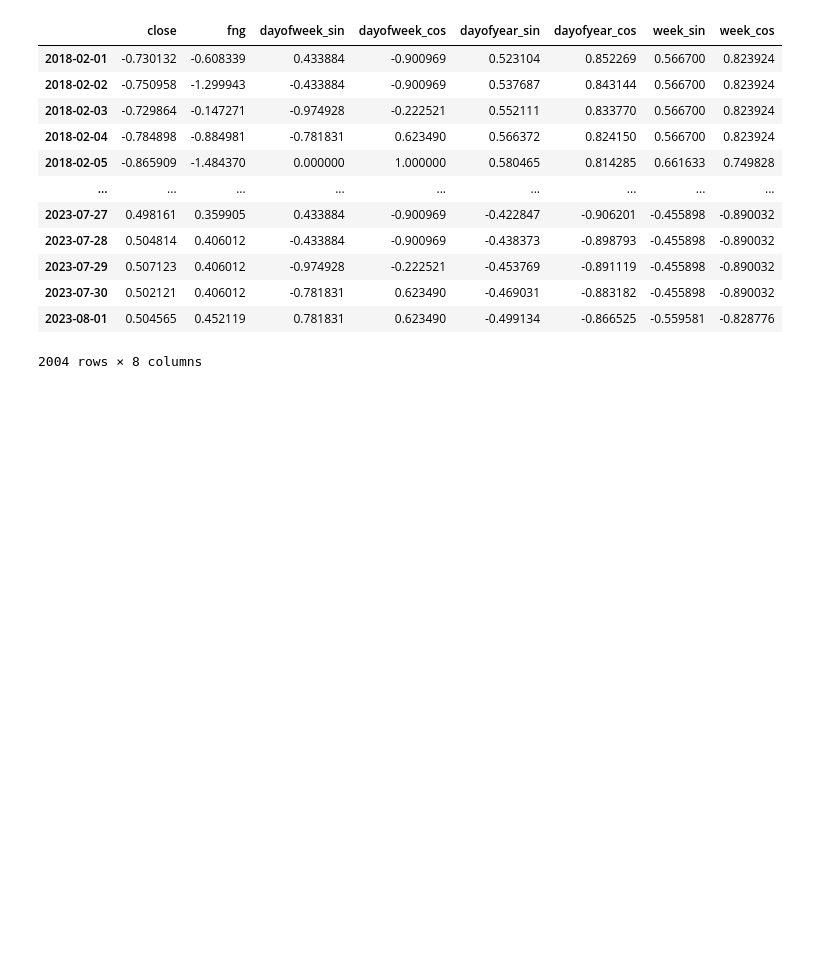
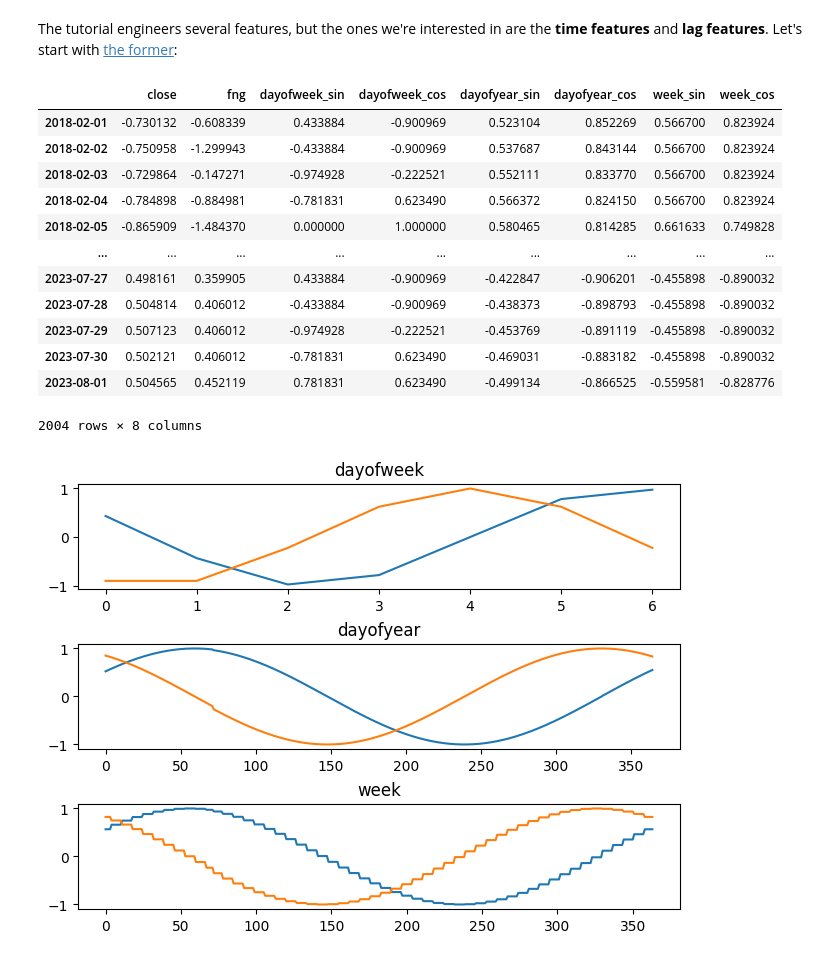
Before and after one commit to whitgroves/fintech-bootcamp-at-home, a Jupyter notebook: project-4-stock-predictor-revisited.ipynb, the cells around one changed output. Saved outputs shown, nothing was run; the diff lists cells and outputs as text; code cells hidden in the pictures; blank space fills up the shorter version.

```diff
--- a/project-4-stock-predictor-revisited.ipynb
+++ b/project-4-stock-predictor-revisited.ipynb
@@ -29,14 +33 @@ with pd.option_context('display.max_rows', 4): display(data)
 2004 rows × 2 columns
-# %%
-# https://www.tensorflow.org/tutorials/structured_data/time_series#time
-features = pd.DataFrame(index=data.index)
-features['dayofweek'] = data.index.dayofweek
-features['dayofyear'] = data.index.dayofyear
-features['week'] = data.index.week
-
-for feature, period in zip(features.columns, [7, 365.2425, 52.143]):
-    features[f'{feature}_sin'] = np.sin(features[feature] * (2 * np.pi / period))
-    features[f'{feature}_cos'] = np.cos(features[feature] * (2 * np.pi / period))
-
-features = features.drop(['dayofweek', 'dayofyear', 'week'], axis=1)
-features
@@ -75,17 +34,37 @@ normalized
-# %%
-processed = pd.concat([normalized, features], axis=1) # sin/cos are already [-1, 1]
-processed
-# %% [output]
-|  | close | fng | dayofweek_sin | dayofweek_cos | dayofyear_sin | dayofyear_cos | week_sin | week_cos |
-| 2018-02-01 | -0.730132 | -0.608339 | 0.433884 | -0.900969 | 0.523104 | 0.852269 | 0.566700 | 0.823924 |
-| 2018-02-02 | -0.750958 | -1.299943 | -0.433884 | -0.900969 | 0.537687 | 0.843144 | 0.566700 | 0.823924 |
-| 2018-02-03 | -0.729864 | -0.147271 | -0.974928 | -0.222521 | 0.552111 | 0.833770 | 0.566700 | 0.823924 |
-| 2018-02-04 | -0.784898 | -0.884981 | -0.781831 | 0.623490 | 0.566372 | 0.824150 | 0.566700 | 0.823924 |
-| 2018-02-05 | -0.865909 | -1.484370 | 0.000000 | 1.000000 | 0.580465 | 0.814285 | 0.661633 | 0.749828 |
-| ... | ... | ... | ... | ... | ... | ... | ... | ... |
-| 2023-07-27 | 0.498161 | 0.359905 | 0.433884 | -0.900969 | -0.422847 | -0.906201 | -0.455898 | -0.890032 |
-| 2023-07-28 | 0.504814 | 0.406012 | -0.433884 | -0.900969 | -0.438373 | -0.898793 | -0.455898 | -0.890032 |
-| 2023-07-29 | 0.507123 | 0.406012 | -0.974928 | -0.222521 | -0.453769 | -0.891119 | -0.455898 | -0.890032 |
-| 2023-07-30 | 0.502121 | 0.406012 | -0.781831 | 0.623490 | -0.469031 | -0.883182 | -0.455898 | -0.890032 |
-| 2023-08-01 | 0.504565 | 0.452119 | 0.781831 | 0.623490 | -0.499134 | -0.866525 | -0.559581 | -0.828776 |
-2004 rows × 8 columns
+# %% [markdown]
+The tutorial engineers several features, but the ones we're interested in are the **time features** and **lag features**. Let's start with [the former](https://www.tensorflow.org/tutorials/structured_data/time_series#time):
+# %%
+time_features = ['dayofweek', 'dayofyear', 'week']
+data['dayofweek'] = data.index.dayofweek
+data['dayofyear'] = data.index.dayofyear
+data['week'] = data.index.week # data is daily so chart becomes stepped
+
+fig, axs = plt.subplots(3, 1, constrained_layout=True) # https://stackoverflow.com/a/51657238/3178898
+for i, (feature, period) in enumerate(zip(time_features, [7, 365.2425, 52.143])):
+    feature_sin = f'{feature}_sin'
+    feature_cos = f'{feature}_cos'
+    temp = data.pop(feature)
+    data[feature_sin] = np.sin(temp * (2 * np.pi / period))
+    data[feature_cos] = np.cos(temp * (2 * np.pi / period))
+    display_period = int(period) * 7 if feature == 'week' else int(period)
+    axs[i].plot(np.array(data[feature_sin])[:display_period])
+    axs[i].plot(np.array(data[feature_cos])[:display_period])
+    axs[i].set_title(f'{feature}')
+    del temp
+
+data
+# %% [output]
+|  | close | fng | dayofweek_sin | dayofweek_cos | dayofyear_sin | dayofyear_cos | week_sin | week_cos |
+| 2018-02-01 | -0.730132 | -0.608339 | 0.433884 | -0.900969 | 0.523104 | 0.852269 | 0.566700 | 0.823924 |
+| 2018-02-02 | -0.750958 | -1.299943 | -0.433884 | -0.900969 | 0.537687 | 0.843144 | 0.566700 | 0.823924 |
+| 2018-02-03 | -0.729864 | -0.147271 | -0.974928 | -0.222521 | 0.552111 | 0.833770 | 0.566700 | 0.823924 |
+| 2018-02-04 | -0.784898 | -0.884981 | -0.781831 | 0.623490 | 0.566372 | 0.824150 | 0.566700 | 0.823924 |
+| 2018-02-05 | -0.865909 | -1.484370 | 0.000000 | 1.000000 | 0.580465 | 0.814285 | 0.661633 | 0.749828 |
+| ... | ... | ... | ... | ... | ... | ... | ... | ... |
+| 2023-07-27 | 0.498161 | 0.359905 | 0.433884 | -0.900969 | -0.422847 | -0.906201 | -0.455898 | -0.890032 |
+| 2023-07-28 | 0.504814 | 0.406012 | -0.433884 | -0.900969 | -0.438373 | -0.898793 | -0.455898 | -0.890032 |
+| 2023-07-29 | 0.507123 | 0.406012 | -0.974928 | -0.222521 | -0.453769 | -0.891119 | -0.455898 | -0.890032 |
+| 2023-07-30 | 0.502121 | 0.406012 | -0.781831 | 0.623490 | -0.469031 | -0.883182 | -0.455898 | -0.890032 |
+| 2023-08-01 | 0.504565 | 0.452119 | 0.781831 | 0.623490 | -0.499134 | -0.866525 | -0.559581 | -0.828776 |
+2004 rows × 8 columns
+[figure, added]
```
Also changed, not shown: parts of 19 cells of this notebook.
